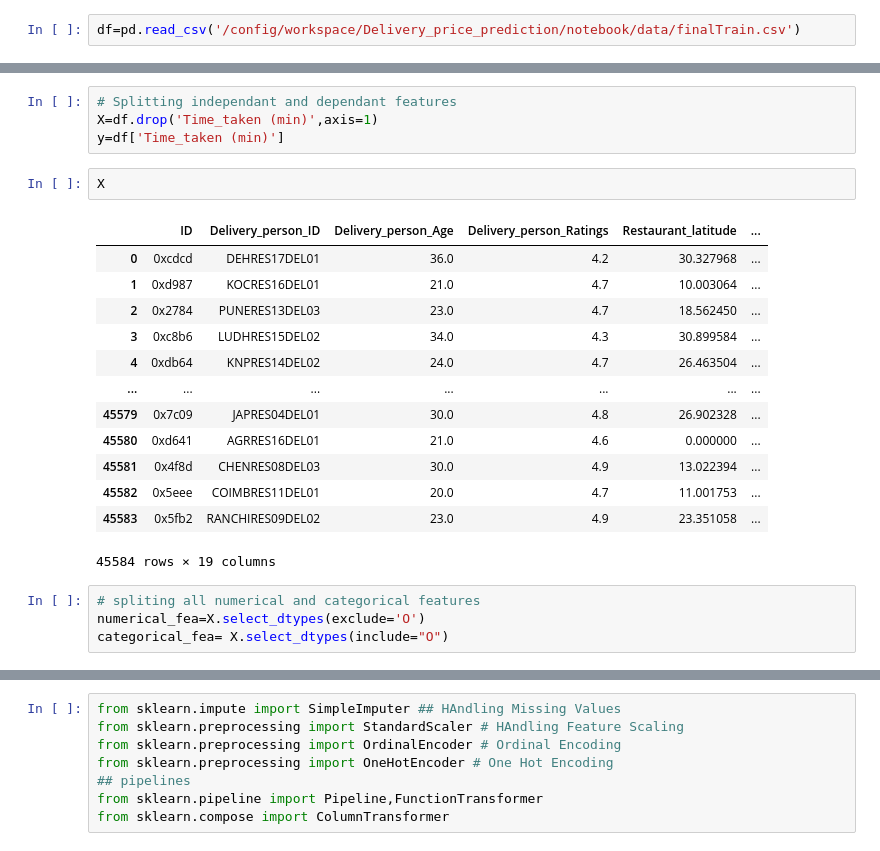
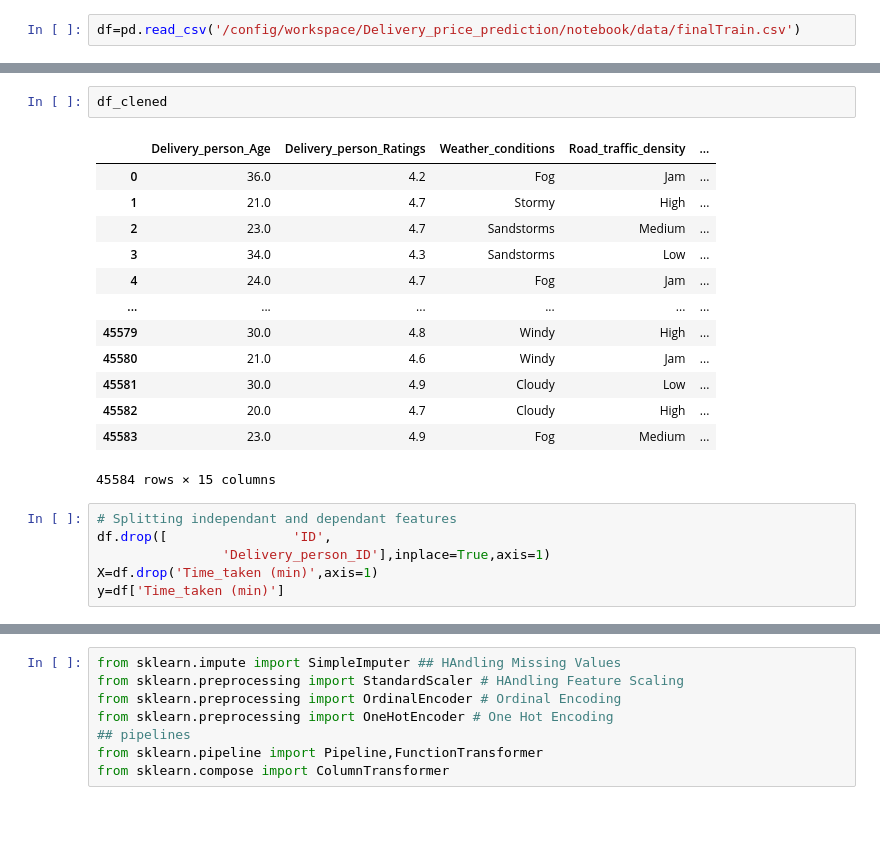
Before and after one commit to SSP972/Delivery_Time_pred, a Jupyter notebook: Delivery_price_prediction/notebook/model_training.ipynb, the cells around one changed output, grey strips where cells are left out. Saved outputs shown, nothing was run; the diff lists cells and outputs as text; blank space fills up the shorter version.

```diff
--- a/Delivery_price_prediction/notebook/model_training.ipynb
+++ b/Delivery_price_prediction/notebook/model_training.ipynb
@@ -30,24 +37,22 @@ Index(['ID', 'Delivery_person_ID', 'Delivery_person_Age',
+# %%
+df_clened
+# %% [output]
+|  | Delivery_person_Age | Delivery_person_Ratings | Weather_conditions | Road_traffic_density | ... |
+| 0 | 36.0 | 4.2 | Fog | Jam | ... |
+| 1 | 21.0 | 4.7 | Stormy | High | ... |
+| 2 | 23.0 | 4.7 | Sandstorms | Medium | ... |
+| 3 | 34.0 | 4.3 | Sandstorms | Low | ... |
+| 4 | 24.0 | 4.7 | Fog | Jam | ... |
+| ... | ... | ... | ... | ... | ... |
+| 45579 | 30.0 | 4.8 | Windy | High | ... |
+| 45580 | 21.0 | 4.6 | Windy | Jam | ... |
+| 45581 | 30.0 | 4.9 | Cloudy | Low | ... |
+| 45582 | 20.0 | 4.7 | Cloudy | High | ... |
+| 45583 | 23.0 | 4.9 | Fog | Medium | ... |
+45584 rows × 15 columns
 # %%
 # Splitting independant and dependant features
+df.drop([                'ID',
+                'Delivery_person_ID'],inplace=True,axis=1)
 X=df.drop('Time_taken (min)',axis=1)
 y=df['Time_taken (min)']
-# %%
-X
-# %% [output]
-|  | ID | Delivery_person_ID | Delivery_person_Age | Delivery_person_Ratings | Restaurant_latitude | ... |
-| 0 | 0xcdcd | DEHRES17DEL01 | 36.0 | 4.2 | 30.327968 | ... |
-| 1 | 0xd987 | KOCRES16DEL01 | 21.0 | 4.7 | 10.003064 | ... |
-| 2 | 0x2784 | PUNERES13DEL03 | 23.0 | 4.7 | 18.562450 | ... |
-| 3 | 0xc8b6 | LUDHRES15DEL02 | 34.0 | 4.3 | 30.899584 | ... |
-| 4 | 0xdb64 | KNPRES14DEL02 | 24.0 | 4.7 | 26.463504 | ... |
-| ... | ... | ... | ... | ... | ... | ... |
-| 45579 | 0x7c09 | JAPRES04DEL01 | 30.0 | 4.8 | 26.902328 | ... |
-| 45580 | 0xd641 | AGRRES16DEL01 | 21.0 | 4.6 | 0.000000 | ... |
-| 45581 | 0x4f8d | CHENRES08DEL03 | 30.0 | 4.9 | 13.022394 | ... |
-| 45582 | 0x5eee | COIMBRES11DEL01 | 20.0 | 4.7 | 11.001753 | ... |
-| 45583 | 0x5fb2 | RANCHIRES09DEL02 | 23.0 | 4.9 | 23.351058 | ... |
-45584 rows × 19 columns
-# %%
-# spliting all numerical and categorical features
-numerical_fea=X.select_dtypes(exclude='O')
-categorical_fea= X.select_dtypes(include="O")
```
Also changed, not shown: parts of 14 cells of this notebook, 4 other files.
